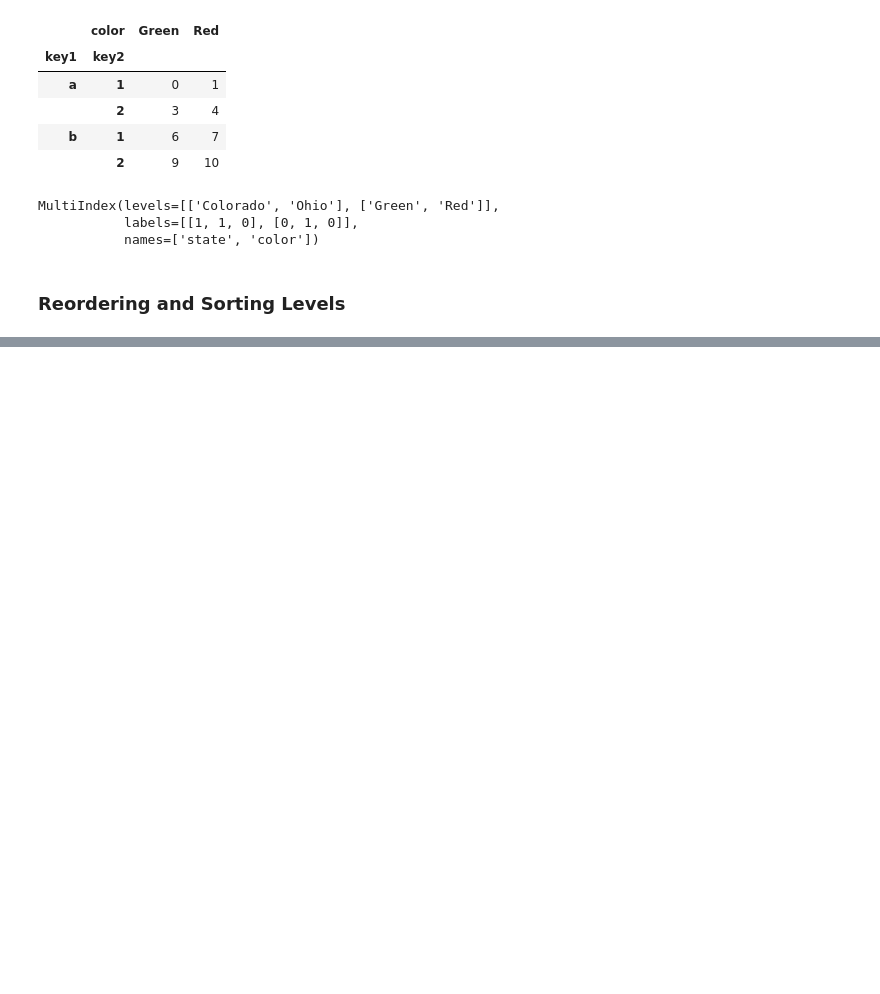
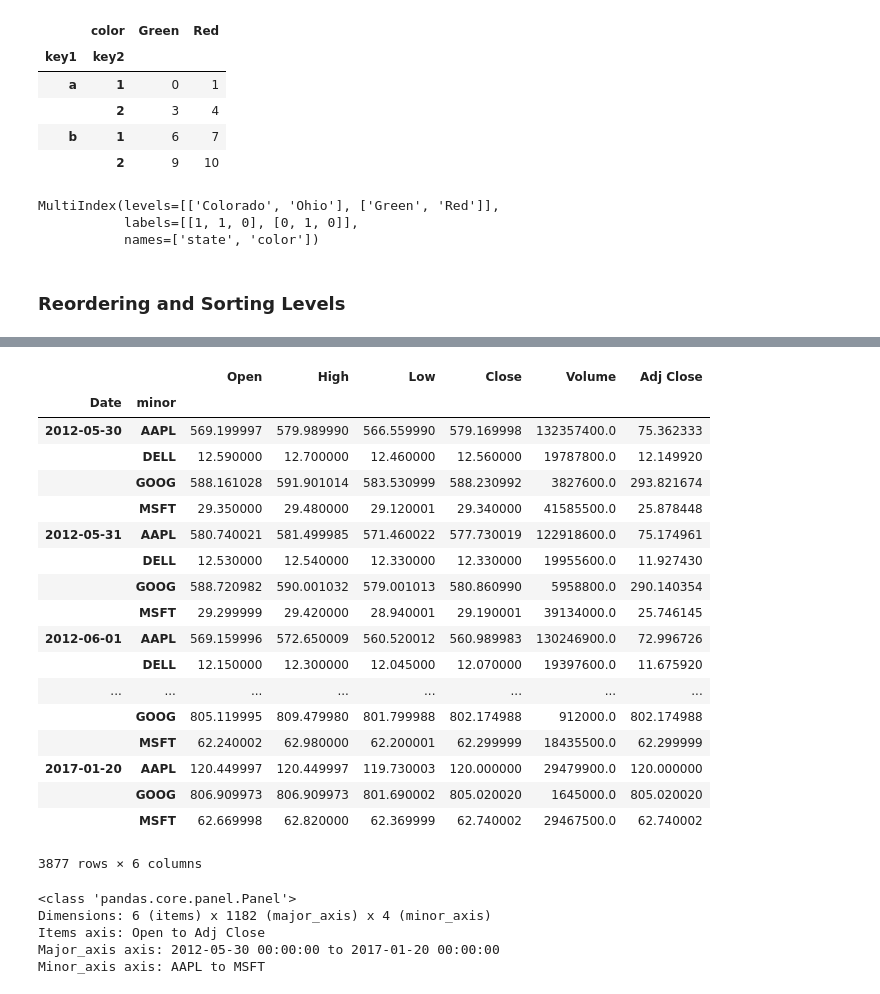
Before and after one commit to whatalnk/python-for-data-analysis, a Jupyter notebook: chap05.ipynb, the cells around one changed output, grey strips where cells are left out. Drawn from its saved outputs; the diff is of its cells as text; code cells hidden in the pictures; blank space fills up the shorter version.

```diff
--- a/chap05.ipynb
+++ b/chap05.ipynb
@@ -1788,0 +1997,5 @@ MultiIndex(levels=[['Colorado', 'Ohio'], ['Green', 'Red']],
+# %%
+pdata = pd.Panel(
+    dict(
+        (stk, web.get_data_yahoo(stk)) for stk in ['AAPL', 'GOOG', 'MSFT', 'DELL']))
+pdata
@@ -1788,0 +2008,3 @@ MultiIndex(levels=[['Colorado', 'Ohio'], ['Green', 'Red']],
+# %%
+pdata = pdata.swapaxes('items', 'minor')
+pdata
@@ -1789,3 +2069,34 @@ MultiIndex(levels=[['Colorado', 'Ohio'], ['Green', 'Red']],
+# %%
+stacked = pdata.ix[:, '5/30/2012':, :].to_frame()
+stacked
+# %% [output]
+|  |  | Open | High | Low | Close | Volume | Adj Close |
+| Date | minor |  |  |  |  |  |  |
+| 2012-05-30 | AAPL | 569.199997 | 579.989990 | 566.559990 | 579.169998 | 132357400.0 | 75.362333 |
+|  | DELL | 12.590000 | 12.700000 | 12.460000 | 12.560000 | 19787800.0 | 12.149920 |
+|  | GOOG | 588.161028 | 591.901014 | 583.530999 | 588.230992 | 3827600.0 | 293.821674 |
+|  | MSFT | 29.350000 | 29.480000 | 29.120001 | 29.340000 | 41585500.0 | 25.878448 |
+| 2012-05-31 | AAPL | 580.740021 | 581.499985 | 571.460022 | 577.730019 | 122918600.0 | 75.174961 |
+|  | DELL | 12.530000 | 12.540000 | 12.330000 | 12.330000 | 19955600.0 | 11.927430 |
+|  | GOOG | 588.720982 | 590.001032 | 579.001013 | 580.860990 | 5958800.0 | 290.140354 |
+|  | MSFT | 29.299999 | 29.420000 | 28.940001 | 29.190001 | 39134000.0 | 25.746145 |
+| 2012-06-01 | AAPL | 569.159996 | 572.650009 | 560.520012 | 560.989983 | 130246900.0 | 72.996726 |
+|  | DELL | 12.150000 | 12.300000 | 12.045000 | 12.070000 | 19397600.0 | 11.675920 |
+| ... | ... | ... | ... | ... | ... | ... | ... |
+|  | GOOG | 805.119995 | 809.479980 | 801.799988 | 802.174988 | 912000.0 | 802.174988 |
+|  | MSFT | 62.240002 | 62.980000 | 62.200001 | 62.299999 | 18435500.0 | 62.299999 |
+| 2017-01-20 | AAPL | 120.449997 | 120.449997 | 119.730003 | 120.000000 | 29479900.0 | 120.000000 |
+|  | GOOG | 806.909973 | 806.909973 | 801.690002 | 805.020020 | 1645000.0 | 805.020020 |
+|  | MSFT | 62.669998 | 62.820000 | 62.369999 | 62.740002 | 29467500.0 | 62.740002 |
+3877 rows × 6 columns
+# %%
+stacked.to_panel()
+# %% [output]
+<class 'pandas.core.panel.Panel'>
+Dimensions: 6 (items) x 1182 (major_axis) x 4 (minor_axis)
+Items axis: Open to Adj Close
+Major_axis axis: 2012-05-30 00:00:00 to 2017-01-20 00:00:00
+Minor_axis axis: AAPL to MSFT
 # %%
 imports = %imports_
 %watermark -u -d -v -p $imports
```
Also changed, not shown: parts of 38 cells of this notebook, 2 other files.
